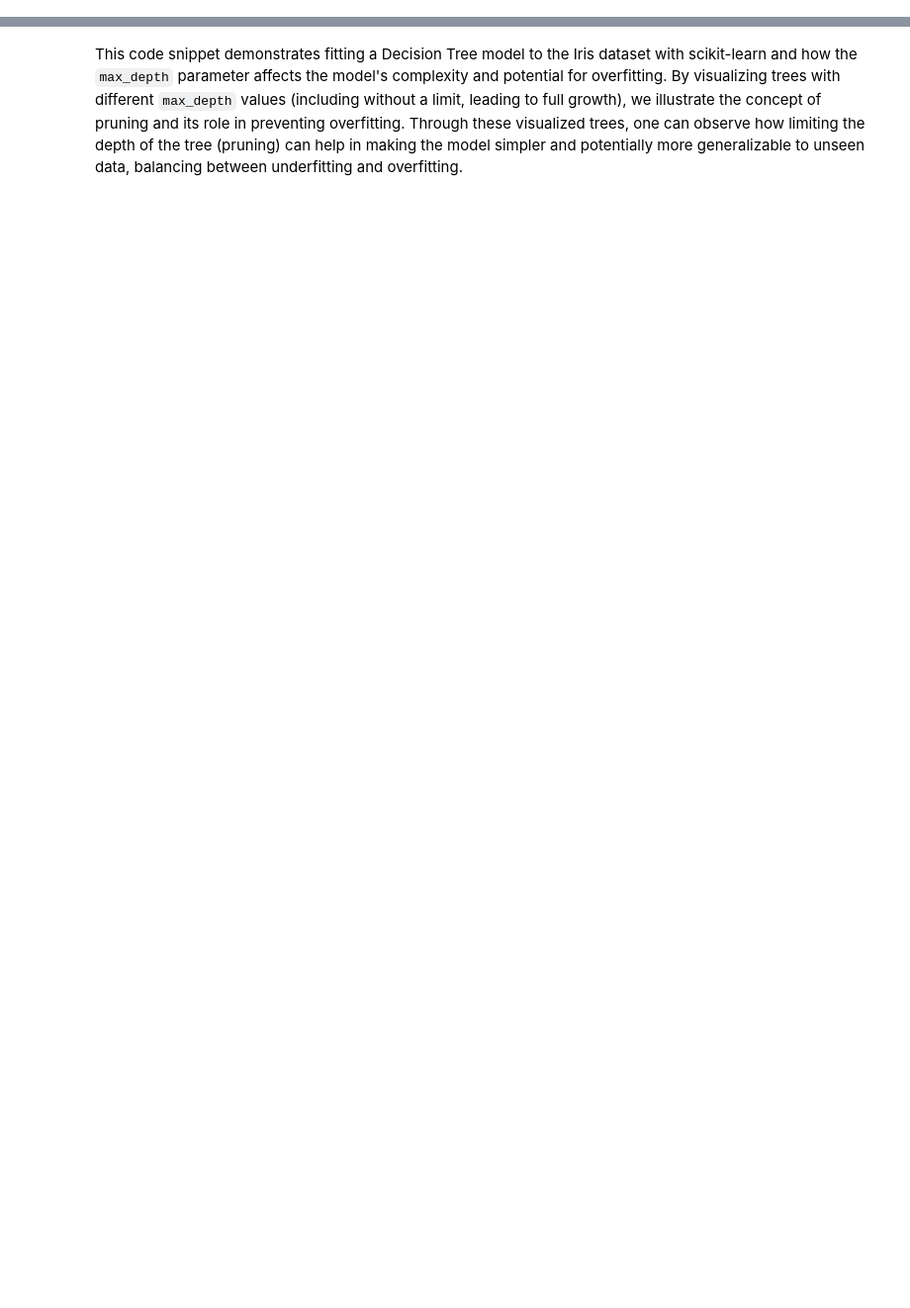
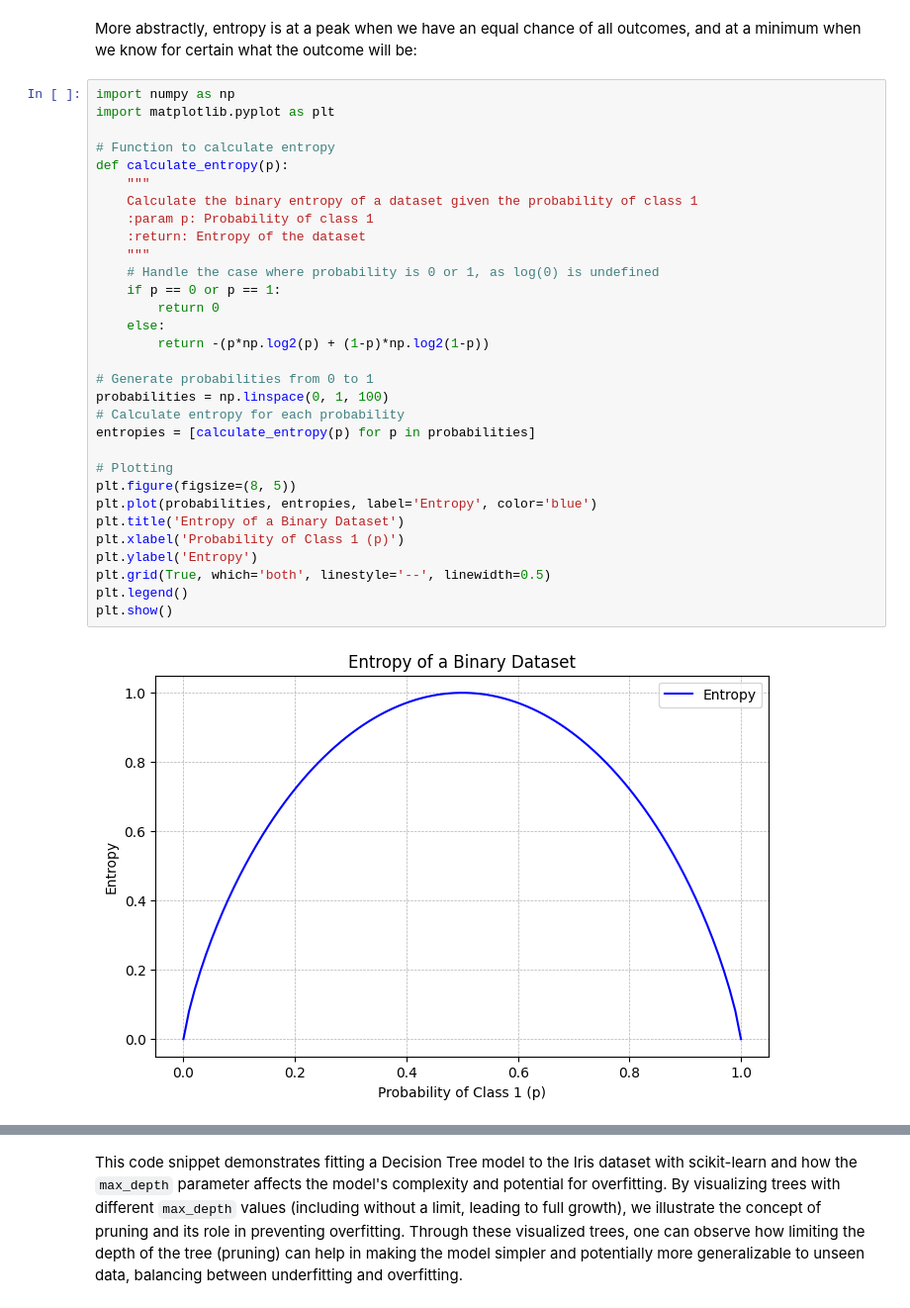
Before and after one commit to 100daysofml/100daysofml.github.io, a Jupyter notebook: _sources/Week_06/Lesson_29.ipynb, the cells around one changed output, grey strips where cells are left out. Shown at 99% size. Cells and saved outputs as stored; diff of their text form; blank space fills up the shorter version.

```diff
--- a/_sources/Week_06/Lesson_29.ipynb
+++ b/_sources/Week_06/Lesson_29.ipynb
@@ -240,0 +178,35 @@ In the following sections, we’ll dive into the practical steps of setting up,
+# %% [markdown]
+More abstractly, entropy is at a peak when we have an equal chance of all outcomes, and at a minimum when we know for certain what the outcome will be:
+# %%
+import numpy as np
+import matplotlib.pyplot as plt
+
+# Function to calculate entropy
+def calculate_entropy(p):
+    """
+    Calculate the binary entropy of a dataset given the probability of class 1
+    :param p: Probability of class 1
+    :return: Entropy of the dataset
+    """
+    # Handle the case where probability is 0 or 1, as log(0) is undefined
+    if p == 0 or p == 1:
+        return 0
+    else:
+        return -(p*np.log2(p) + (1-p)*np.log2(1-p))
+
+# Generate probabilities from 0 to 1
+probabilities = np.linspace(0, 1, 100)
+# Calculate entropy for each probability
+entropies = [calculate_entropy(p) for p in probabilities]
+
+# Plotting
+plt.figure(figsize=(8, 5))
+plt.plot(probabilities, entropies, label='Entropy', color='blue')
+plt.title('Entropy of a Binary Dataset')
+plt.xlabel('Probability of Class 1 (p)')
+plt.ylabel('Entropy')
+plt.grid(True, which='both', linestyle='--', linewidth=0.5)
+plt.legend()
+plt.show()
+# %% [output]
+[figure, added]
```
Also changed, not shown: parts of 18 cells of this notebook, 54 other files.
